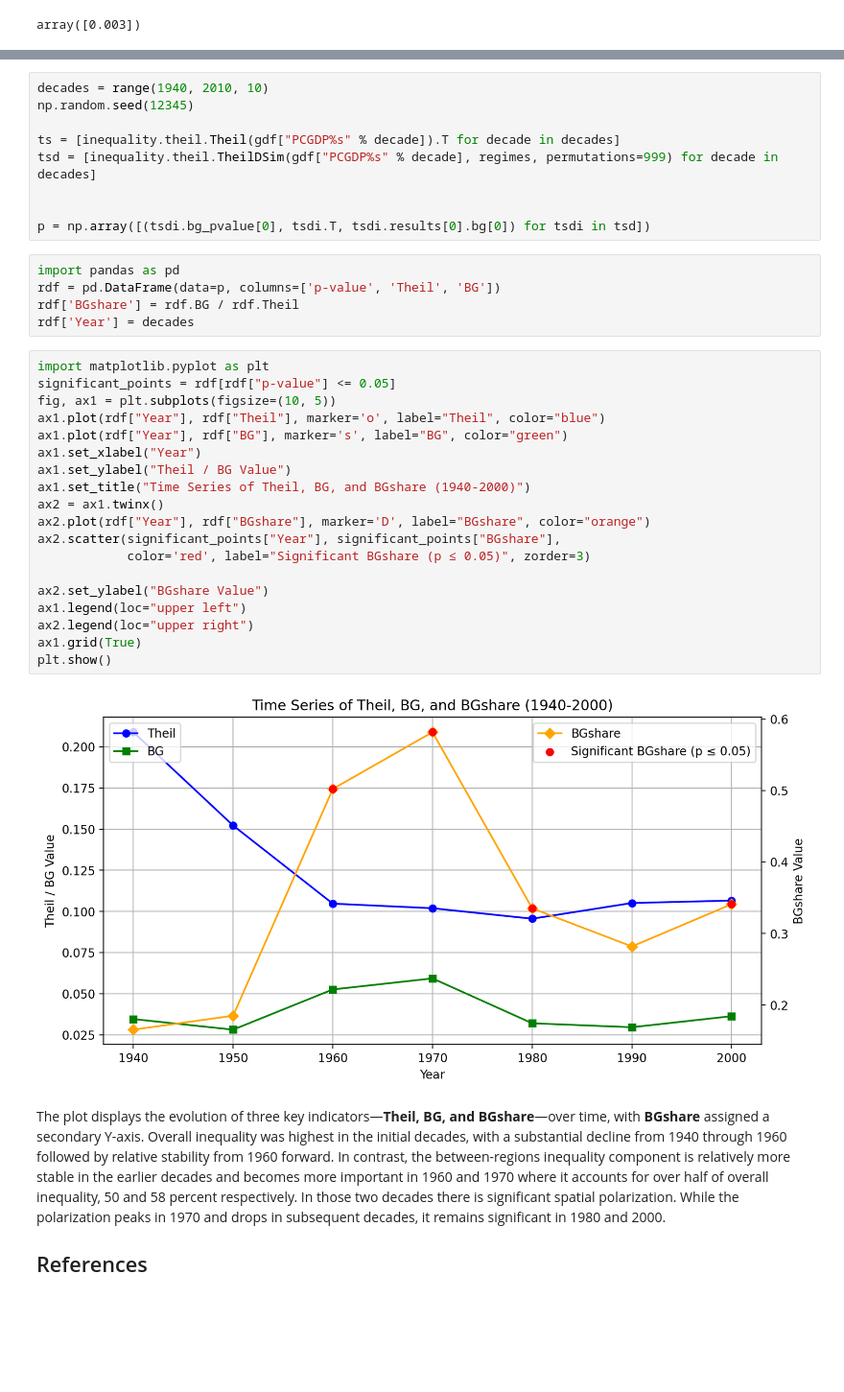
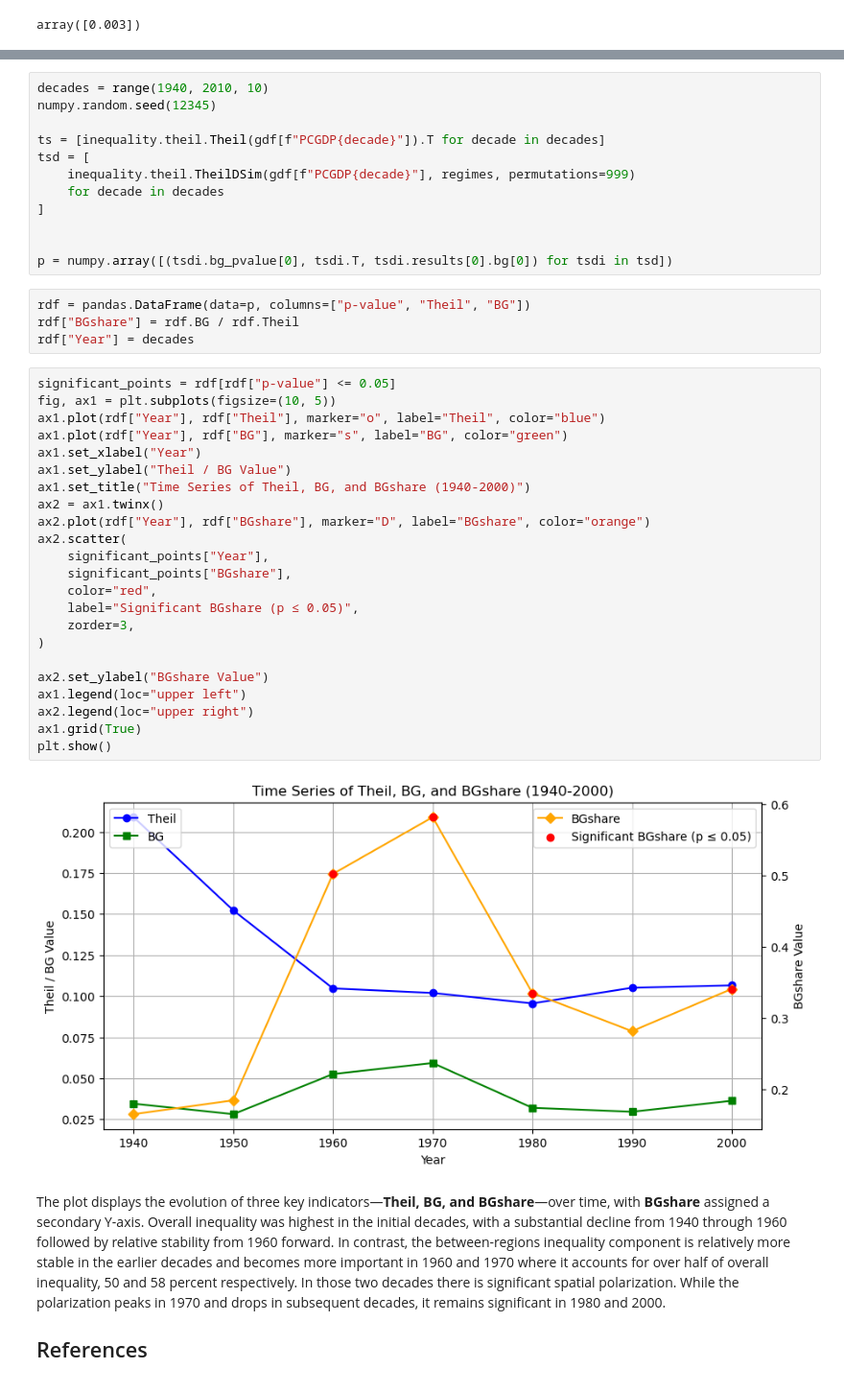
Before and after one commit to pysal/inequality, a Jupyter notebook: docs/user-guide/measure/theil.ipynb, the cells around one changed output, grey strips where cells are left out. Shown at 96% size. Drawn from its saved outputs; the diff is of its cells as text; blank space fills up the shorter version.

```diff
--- a/docs/user-guide/measure/theil.ipynb
+++ b/docs/user-guide/measure/theil.ipynb
@@ -239,37 +231,43 @@ The different results for 1940 and 1960 suggest the dynamics of overall regional
 We can carry out the regional decomposition for each decade and plot the resulting time series to provide insights into these dynamics:
 # %%
 decades = range(1940, 2010, 10)
-np.random.seed(12345)
+numpy.random.seed(12345)
 
-ts = [inequality.theil.Theil(gdf["PCGDP%s" % decade]).T for decade in decades]
-tsd = [inequality.theil.TheilDSim(gdf["PCGDP%s" % decade], regimes, permutations=999) for decade in decades]
+ts = [inequality.theil.Theil(gdf[f"PCGDP{decade}"]).T for decade in decades]
+tsd = [
+    inequality.theil.TheilDSim(gdf[f"PCGDP{decade}"], regimes, permutations=999)
+    for decade in decades
+]
 
 
-p = np.array([(tsdi.bg_pvalue[0], tsdi.T, tsdi.results[0].bg[0]) for tsdi in tsd])
+p = numpy.array([(tsdi.bg_pvalue[0], tsdi.T, tsdi.results[0].bg[0]) for tsdi in tsd])
 # %%
-import pandas as pd
-rdf = pd.DataFrame(data=p, columns=['p-value', 'Theil', 'BG'])
-rdf['BGshare'] = rdf.BG / rdf.Theil
-rdf['Year'] = decades
+rdf = pandas.DataFrame(data=p, columns=["p-value", "Theil", "BG"])
+rdf["BGshare"] = rdf.BG / rdf.Theil
+rdf["Year"] = decades
 # %%
-import matplotlib.pyplot as plt
 significant_points = rdf[rdf["p-value"] <= 0.05]
 fig, ax1 = plt.subplots(figsize=(10, 5))
-ax1.plot(rdf["Year"], rdf["Theil"], marker='o', label="Theil", color="blue")
-ax1.plot(rdf["Year"], rdf["BG"], marker='s', label="BG", color="green")
+ax1.plot(rdf["Year"], rdf["Theil"], marker="o", label="Theil", color="blue")
+ax1.plot(rdf["Year"], rdf["BG"], marker="s", label="BG", color="green")
 ax1.set_xlabel("Year")
 ax1.set_ylabel("Theil / BG Value")
 ax1.set_title("Time Series of Theil, BG, and BGshare (1940-2000)")
 ax2 = ax1.twinx()
-ax2.plot(rdf["Year"], rdf["BGshare"], marker='D', label="BGshare", color="orange")
-ax2.scatter(significant_points["Year"], significant_points["BGshare"],
-            color='red', label="Significant BGshare (p ≤ 0.05)", zorder=3)
+ax2.plot(rdf["Year"], rdf["BGshare"], marker="D", label="BGshare", color="orange")
+ax2.scatter(
+    significant_points["Year"],
+    significant_points["BGshare"],
+    color="red",
+    label="Significant BGshare (p ≤ 0.05)",
+    zorder=3,
+)
 
 ax2.set_ylabel("BGshare Value")
 ax1.legend(loc="upper left")
 ax2.legend(loc="upper right")
 ax1.grid(True)
 plt.show()
 # %% [output]
-[figure, old version]
+[figure, new version]
 # %% [markdown]
```
Also changed, not shown: parts of 16 cells of this notebook, 12 other files.
